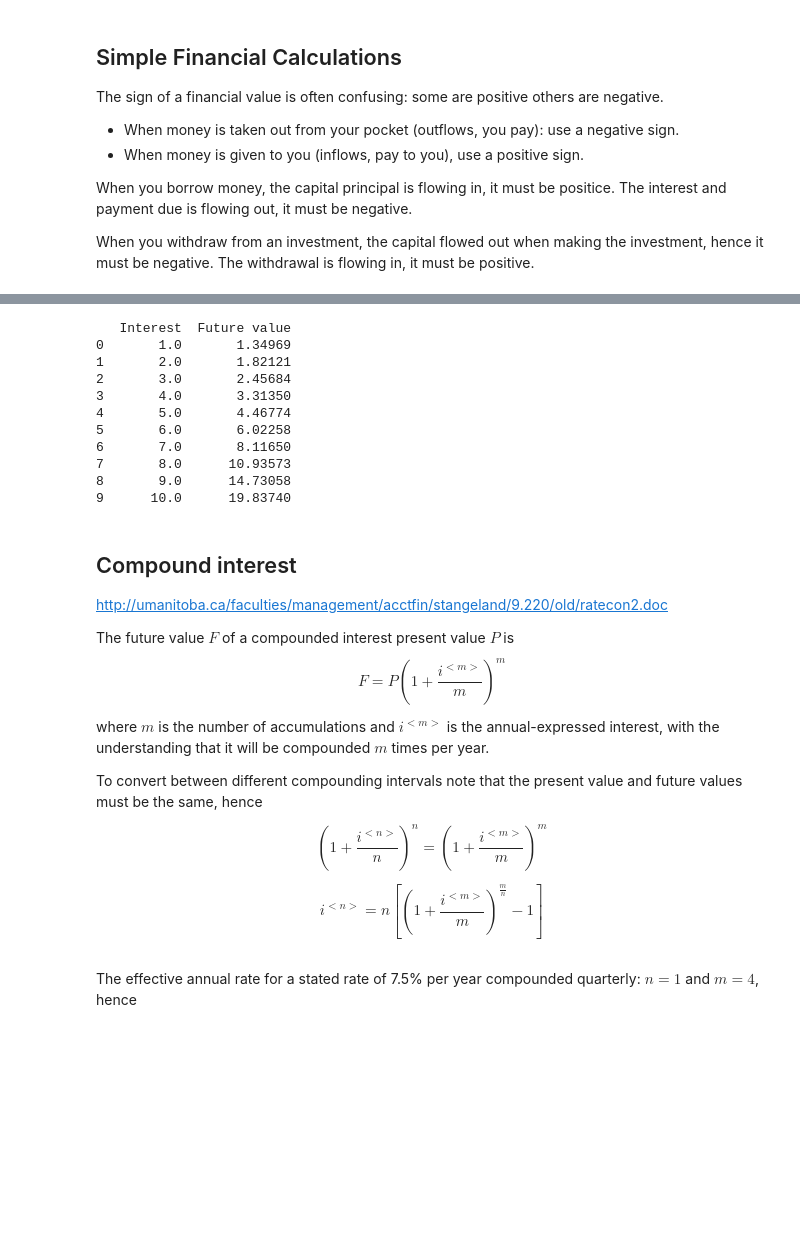
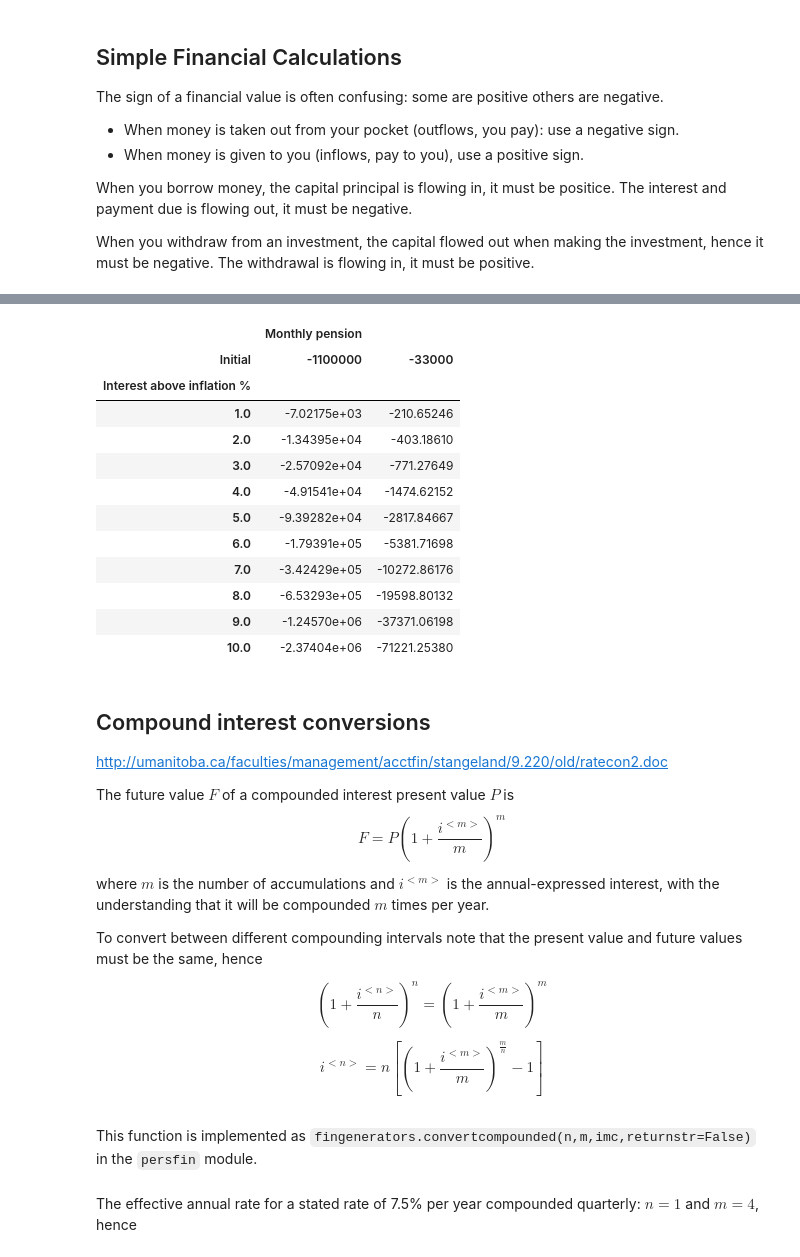
Before and after one commit to NelisW/RetirementPlanning, a Jupyter notebook: PersonalFinancialPlanning.ipynb, the cells around one changed output, grey strips where cells are left out. Cells and saved outputs as stored; diff of their text form; code cells hidden in the pictures; blank space fills up the shorter version.

```diff
--- a/PersonalFinancialPlanning.ipynb
+++ b/PersonalFinancialPlanning.ipynb
@@ -107,24 +116,40 @@ Groth of a fixed amount of 1, for some years, compounded monthly at interest rat
 # %%
-years = 30
+# to see how much money will accrue over the full period from birth
+years = 65
 monthsperyear = 12
-df = pd.DataFrame()
-df['Interest'] =  pd.Series(np.linspace(1,10,10)).transpose()
-df['Future value'] =  np.fv(df['Interest']/(monthsperyear*100), nper=years*monthsperyear, pmt=0, pv=-1)
-print(df)
+presentValues = [-33000, -1100000]
+
+dfSum = pd.DataFrame()
+
+for presentValue in presentValues:
+    df = pd.DataFrame()
+    df['Interest above inflation %'] =  pd.Series(np.linspace(1,10,10)).transpose()
+    df['Future value'] =  np.fv(df['Interest above inflation %']/(monthsperyear*100),
+                            nper=years*monthsperyear, pmt=0, pv=-presentValue)
+    df['Monthly pension'] = df['Future value'] / (25 * 12)
+    df['Initial'] = presentValue
+
+    dfSum = dfSum.append(df)
+
+dfxp = pd.pivot_table(dfSum, index=['Interest above inflation %'],values=['Monthly pension'],
+                      columns=['Initial'])
+display(HTML(dfxp.to_html()))
 # %% [output]
-   Interest  Future value
-0       1.0       1.34969
-1       2.0       1.82121
-2       3.0       2.45684
-3       4.0       3.31350
-4       5.0       4.46774
-5       6.0       6.02258
-6       7.0       8.11650
-7       8.0      10.93573
-8       9.0      14.73058
-9      10.0      19.83740
+|  | Monthly pension |  |
+| Initial | -1100000 | -33000 |
+| Interest above inflation % |  |  |
+| 1.0 | -7.02175e+03 | -210.65246 |
+| 2.0 | -1.34395e+04 | -403.18610 |
+| 3.0 | -2.57092e+04 | -771.27649 |
+| 4.0 | -4.91541e+04 | -1474.62152 |
+| 5.0 | -9.39282e+04 | -2817.84667 |
+| 6.0 | -1.79391e+05 | -5381.71698 |
+| 7.0 | -3.42429e+05 | -10272.86176 |
+| 8.0 | -6.53293e+05 | -19598.80132 |
+| 9.0 | -1.24570e+06 | -37371.06198 |
+| 10.0 | -2.37404e+06 | -71221.25380 |
 # %% [markdown]
-## Compound interest
+## Compound interest conversions
 
 http://umanitoba.ca/faculties/management/acctfin/stangeland/9.220/old/ratecon2.doc
 
@@ -162,3 +181,5 @@ def convertcompounded(n,m,imc,returnstr=False):
+# %% [markdown]
+This function is implemented as `fingenerators.convertcompounded(n,m,imc,returnstr=False)` in the `persfin` module.
 # %% [markdown]
 The effective annual rate for a stated rate of 7.5% per year compounded quarterly:
 $n=1$ and $m=4$, hence
```
Also changed, not shown: parts of 47 cells of this notebook, 2 other files.
